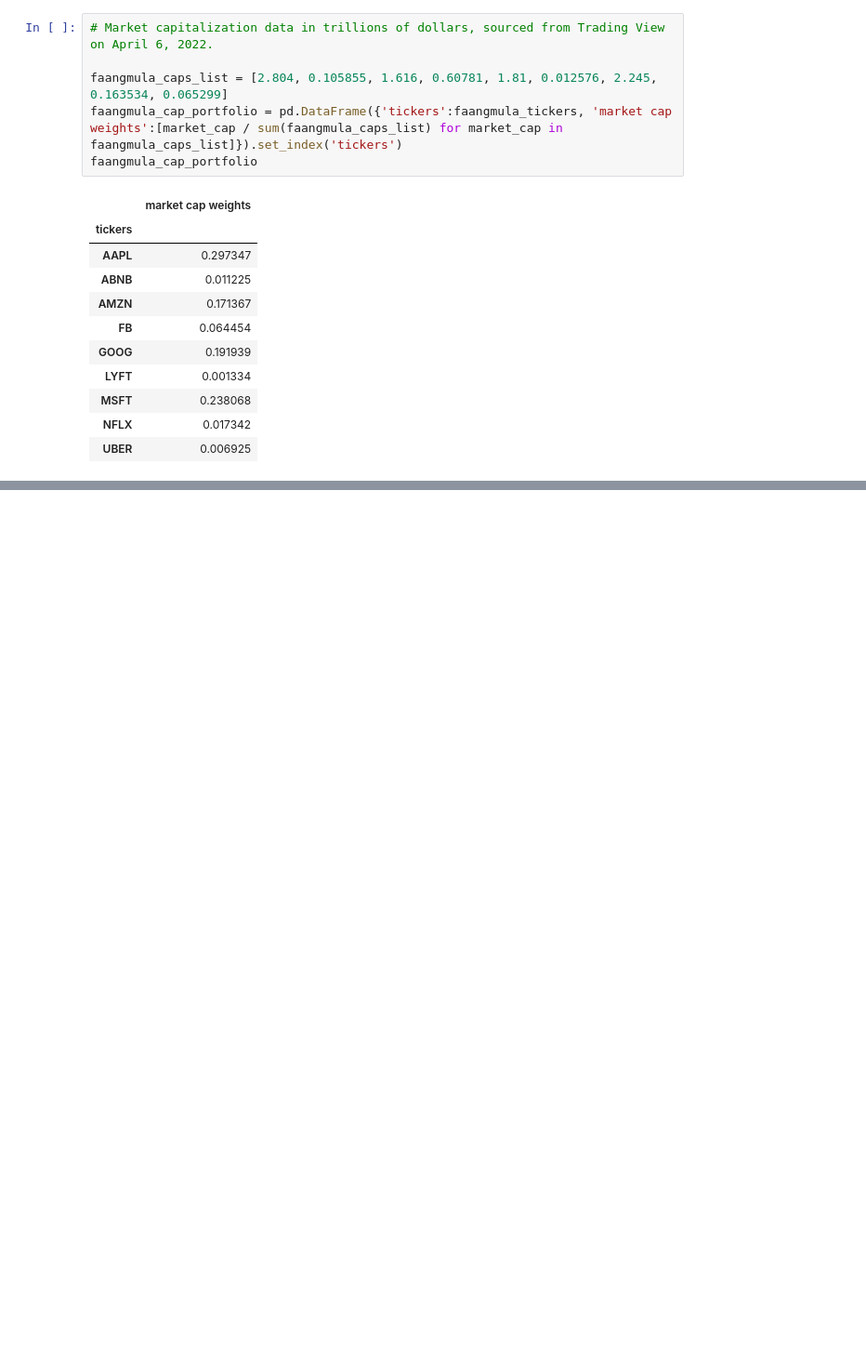
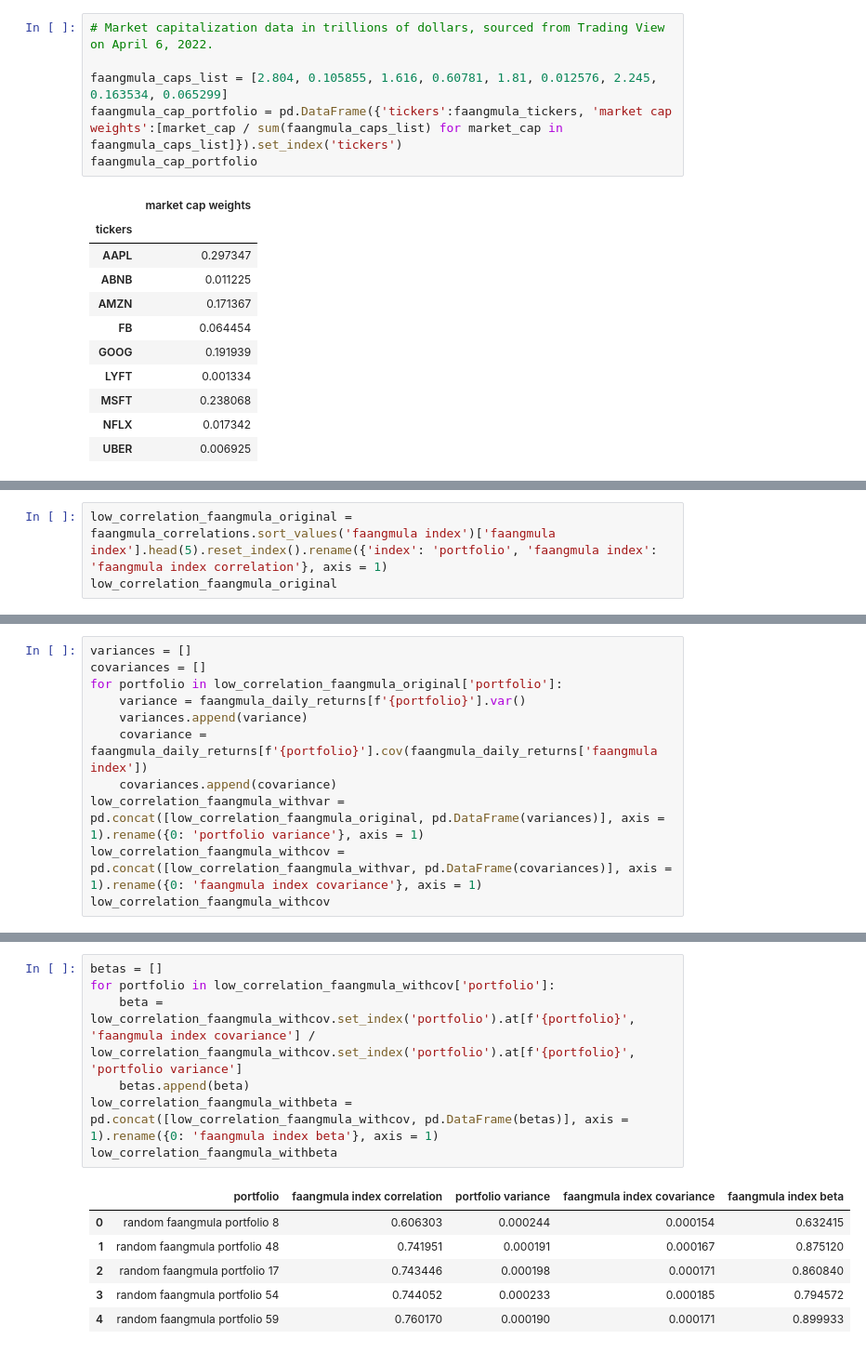
Before and after one commit to kennethologist/UPENN-GP4-P1, a Jupyter notebook: notebooks/alex.ipynb, the cells around one changed output, grey strips where cells are left out. Shown at 93% size. Drawn from its saved outputs; the diff is of its cells as text; blank space fills up the shorter version.

```diff
--- a/notebooks/alex.ipynb
+++ b/notebooks/alex.ipynb
@@ -193,0 +192,3 @@ montecarlo_faangmula.plot(figsize = (20, 10))
+# %%
+low_correlation_faangmula_original = faangmula_correlations.sort_values('faangmula index')['faangmula index'].head(5).reset_index().rename({'index': 'portfolio', 'faangmula index': 'faangmula index correlation'}, axis = 1)
+low_correlation_faangmula_original
@@ -193,0 +202,11 @@ montecarlo_faangmula.plot(figsize = (20, 10))
+# %%
+variances = []
+covariances = []
+for portfolio in low_correlation_faangmula_original['portfolio']:
+    variance = faangmula_daily_returns[f'{portfolio}'].var()
+    variances.append(variance)
+    covariance = faangmula_daily_returns[f'{portfolio}'].cov(faangmula_daily_returns['faangmula index'])
+    covariances.append(covariance)
+low_correlation_faangmula_withvar = pd.concat([low_correlation_faangmula_original, pd.DataFrame(variances)], axis = 1).rename({0: 'portfolio variance'}, axis = 1)
+low_correlation_faangmula_withcov = pd.concat([low_correlation_faangmula_withvar, pd.DataFrame(covariances)], axis = 1).rename({0: 'faangmula index covariance'}, axis = 1)
+low_correlation_faangmula_withcov
@@ -193,0 +220,14 @@ montecarlo_faangmula.plot(figsize = (20, 10))
+# %%
+betas = []
+for portfolio in low_correlation_faangmula_withcov['portfolio']:
+    beta = low_correlation_faangmula_withcov.set_index('portfolio').at[f'{portfolio}', 'faangmula index covariance'] / low_correlation_faangmula_withcov.set_index('portfolio').at[f'{portfolio}', 'portfolio variance']
+    betas.append(beta)
+low_correlation_faangmula_withbeta = pd.concat([low_correlation_faangmula_withcov, pd.DataFrame(betas)], axis = 1).rename({0: 'faangmula index beta'}, axis = 1)
+low_correlation_faangmula_withbeta
+# %% [output]
+|  | portfolio | faangmula index correlation | portfolio variance | faangmula index covariance | faangmula index beta |
+| 0 | random faangmula portfolio 8 | 0.606303 | 0.000244 | 0.000154 | 0.632415 |
+| 1 | random faangmula portfolio 48 | 0.741951 | 0.000191 | 0.000167 | 0.875120 |
+| 2 | random faangmula portfolio 17 | 0.743446 | 0.000198 | 0.000171 | 0.860840 |
+| 3 | random faangmula portfolio 54 | 0.744052 | 0.000233 | 0.000185 | 0.794572 |
+| 4 | random faangmula portfolio 59 | 0.760170 | 0.000190 | 0.000171 | 0.899933 |
```
Also changed, not shown: parts of 9 cells of this notebook.
